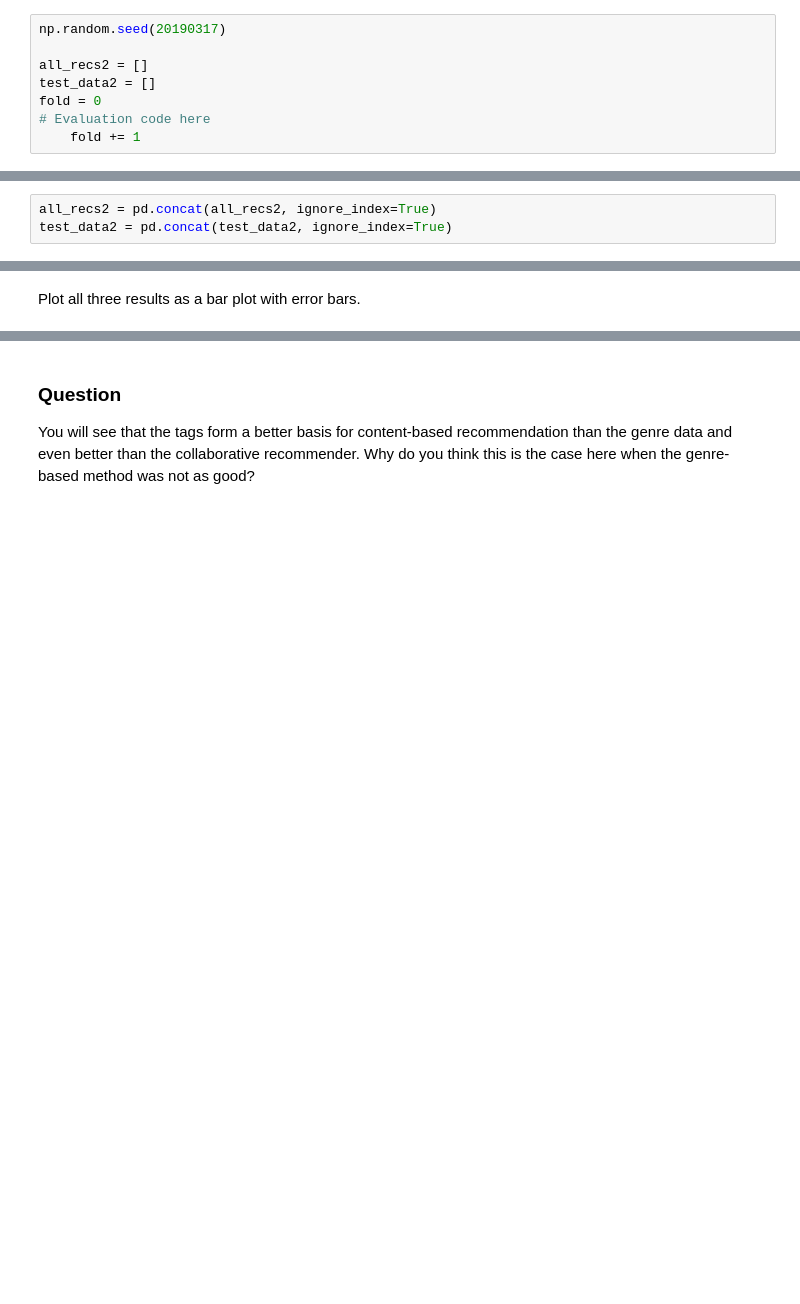
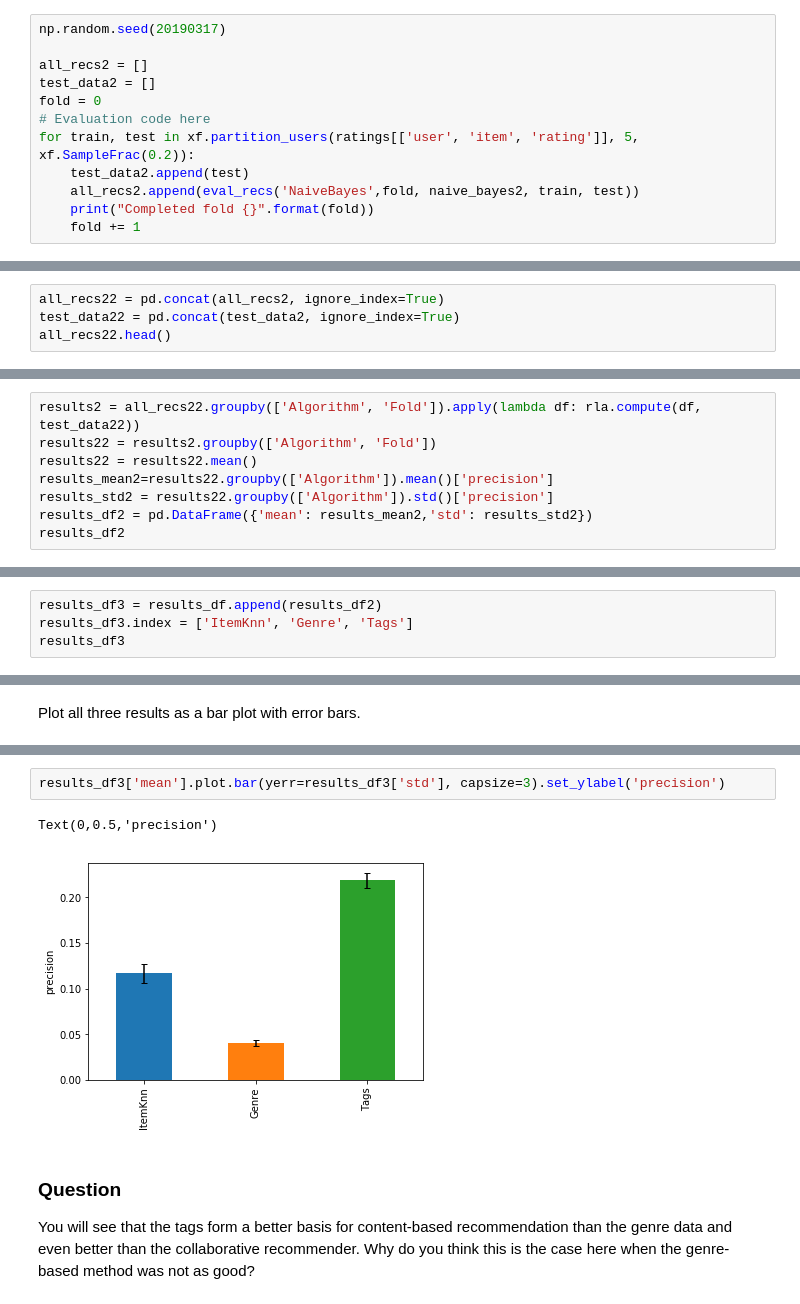
Before and after one commit to pxf3/Recommender-Systems, a Jupyter notebook: hwk4/hwk4.ipynb, the cells around one changed output, grey strips where cells are left out. Drawn from its saved outputs; the diff is of its cells as text; blank space fills up the shorter version.

```diff
--- a/hwk4/hwk4.ipynb
+++ b/hwk4/hwk4.ipynb
@@ -230,4 +301,8 @@ all_recs2 = []
 test_data2 = []
 fold = 0
 # Evaluation code here
+for train, test in xf.partition_users(ratings[['user', 'item', 'rating']], 5, xf.SampleFrac(0.2)):
+    test_data2.append(test)
+    all_recs2.append(eval_recs('NaiveBayes',fold, naive_bayes2, train, test))
+    print("Completed fold {}".format(fold))
     fold += 1
@@ -234,5 +315,6 @@ fold = 0
 # %% [markdown]
 Assemble the results data
 # %%
-all_recs2 = pd.concat(all_recs2, ignore_index=True)
-test_data2 = pd.concat(test_data2, ignore_index=True)
+all_recs22 = pd.concat(all_recs2, ignore_index=True)
+test_data22 = pd.concat(test_data2, ignore_index=True)
+all_recs22.head()
@@ -246,0 +330,8 @@ Compute precision at 10.
+# %%
+results2 = all_recs22.groupby(['Algorithm', 'Fold']).apply(lambda df: rla.compute(df, test_data22))
+results22 = results2.groupby(['Algorithm', 'Fold'])
+results22 = results22.mean()
+results_mean2=results22.groupby(['Algorithm']).mean()['precision']
+results_std2 = results22.groupby(['Algorithm']).std()['precision']
+results_df2 = pd.DataFrame({'mean': results_mean2,'std': results_std2})
+results_df2
@@ -256,0 +344,4 @@ Combine with the results from part 1
+# %%
+results_df3 = results_df.append(results_df2)
+results_df3.index = ['ItemKnn', 'Genre', 'Tags']
+results_df3
@@ -263,3 +355,8 @@ Text(0, 0.5, 'precision@10')
+# %%
+results_df3['mean'].plot.bar(yerr=results_df3['std'], capsize=3).set_ylabel('precision')
+# %% [output]
+Text(0,0.5,'precision')
+[figure, added]
 # %% [markdown]
 ### Question
 You will see that the tags form a better basis for content-based recommendation than the genre data and even better than the collaborative recommender. Why do you think this is the case here when the genre-based method was not as good?
```
Also changed, not shown: parts of 34 cells of this notebook, 11 other files.
